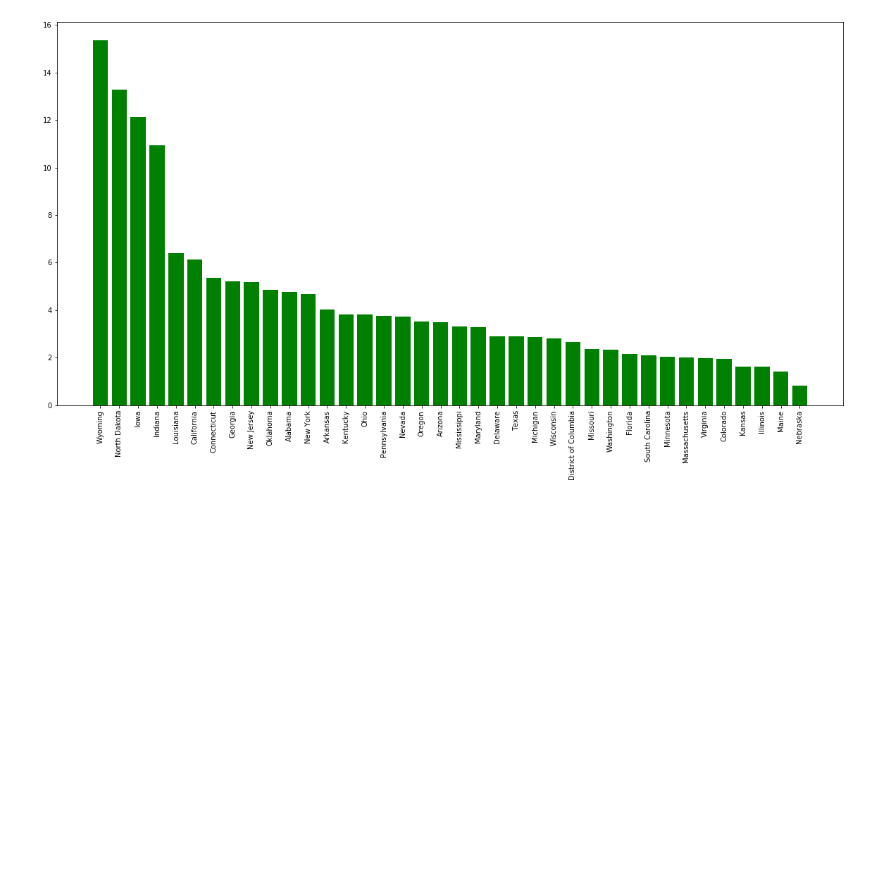
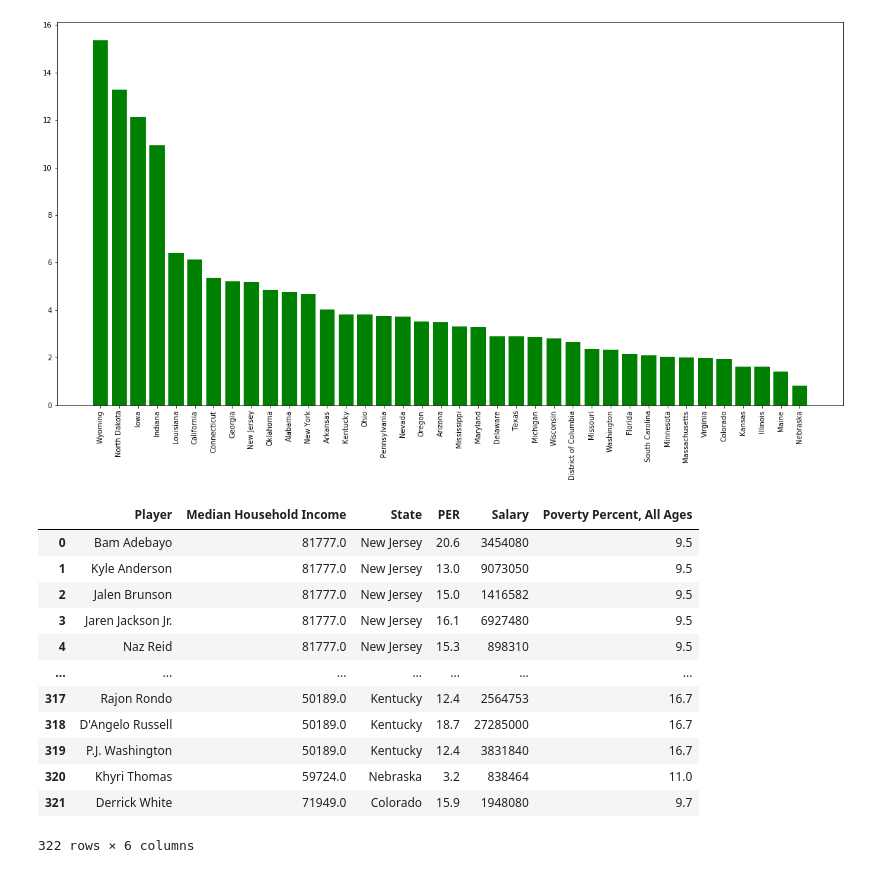
Before and after one commit to bbruzos/API-Project-, a Jupyter notebook: Saburo.ipynb, the cells around one changed output. Drawn from its saved outputs; the diff is of its cells as text; code cells hidden in the pictures; blank space fills up the shorter version.

```diff
--- a/Saburo.ipynb
+++ b/Saburo.ipynb
@@ -79,8 +79,42 @@ plt.show()
 # %%
 #merge median house hold income and PER
 adv_income = pd.merge(adv_birth_sal,income_data, on = "State")
-adv_income = adv_income[['Player', 'Median Household Income',"State", 'PER','2019-20']]
+adv_income = adv_income[['Player', 'Median Household Income',"State", 'PER','2019-20', 'Poverty Percent, All Ages']]
 adv_income = adv_income.rename(columns=({'2019-20': 'Salary'}))
+
+
+PER_income = PER_income.loc[PER_income["# of Players"] > 5]
+x_data= adv_income['Poverty Percent, All Ages']
+y_data= adv_income['Average Salary']
+
+# x_data= PER_income.iloc[0:14,0]
+# y_data= PER_income.iloc[0:14,1]
+correlation = st.pearsonr(x_data,y_data)
+
+plt.scatter(x_data,y_data)
+
+plt.title('State Poverty % Effect on Median Player Salary')
+plt.xlabel('Median Household Income')
+plt.ylabel('Average PER')
+
+print(f"The correlation between both factors is {round(correlation[0],2)}")
+
+
+plt.show()
+# %% [output]
+|  | Player | Median Household Income | State | PER | Salary | Poverty Percent, All Ages |
+| 0 | Bam Adebayo | 81777.0 | New Jersey | 20.6 | 3454080 | 9.5 |
+| 1 | Kyle Anderson | 81777.0 | New Jersey | 13.0 | 9073050 | 9.5 |
+| 2 | Jalen Brunson | 81777.0 | New Jersey | 15.0 | 1416582 | 9.5 |
+| 3 | Jaren Jackson Jr. | 81777.0 | New Jersey | 16.1 | 6927480 | 9.5 |
+| 4 | Naz Reid | 81777.0 | New Jersey | 15.3 | 898310 | 9.5 |
+| ... | ... | ... | ... | ... | ... | ... |
+| 317 | Rajon Rondo | 50189.0 | Kentucky | 12.4 | 2564753 | 16.7 |
+| 318 | D'Angelo Russell | 50189.0 | Kentucky | 18.7 | 27285000 | 16.7 |
+| 319 | P.J. Washington | 50189.0 | Kentucky | 12.4 | 3831840 | 16.7 |
+| 320 | Khyri Thomas | 59724.0 | Nebraska | 3.2 | 838464 | 11.0 |
+| 321 | Derrick White | 71949.0 | Colorado | 15.9 | 1948080 | 9.7 |
+322 rows × 6 columns
 # %%
 adv_income_group = adv_income.groupby('State')
 
```
Also changed, not shown: parts of 5 cells of this notebook, 5 other files.
